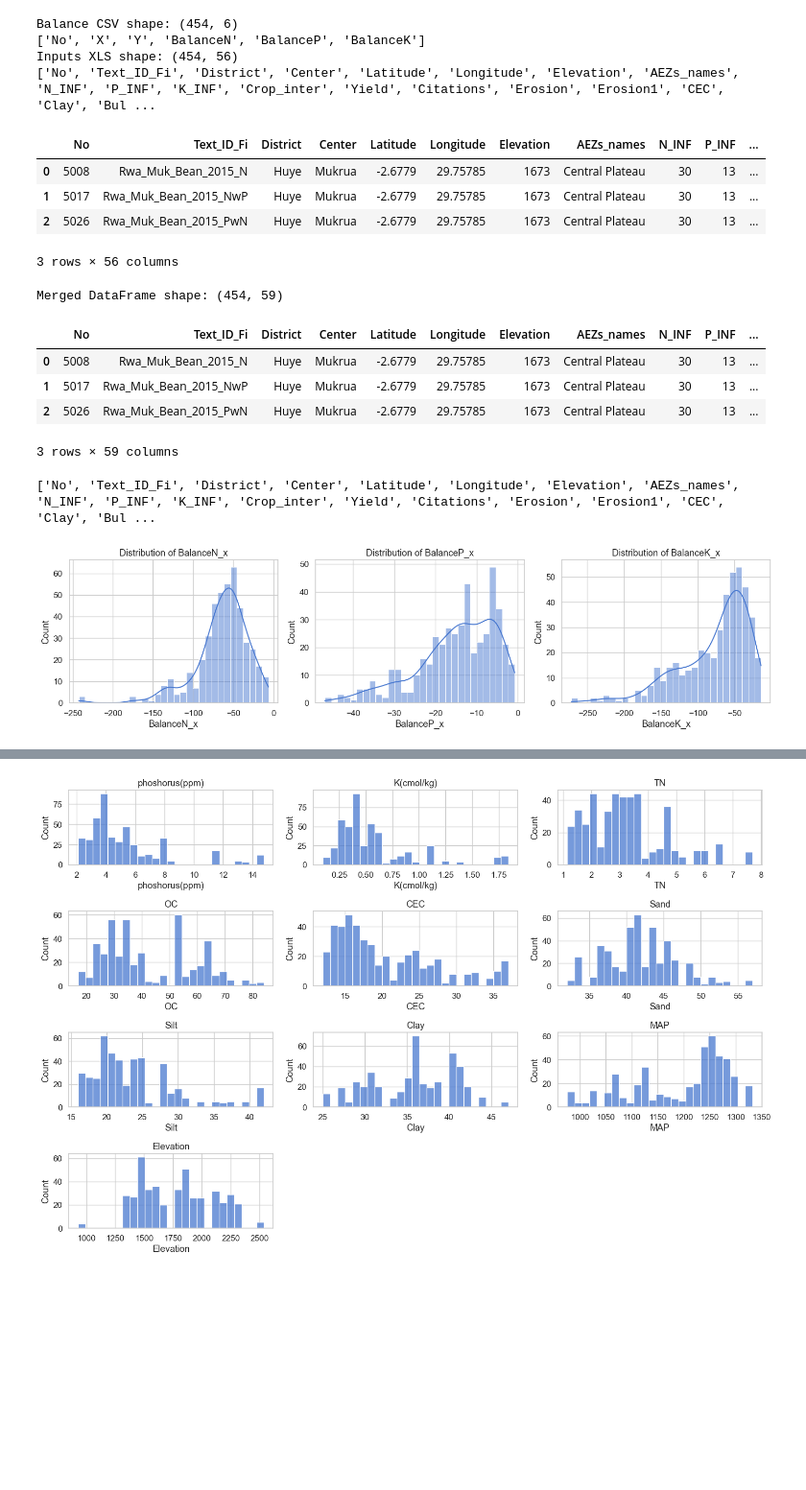
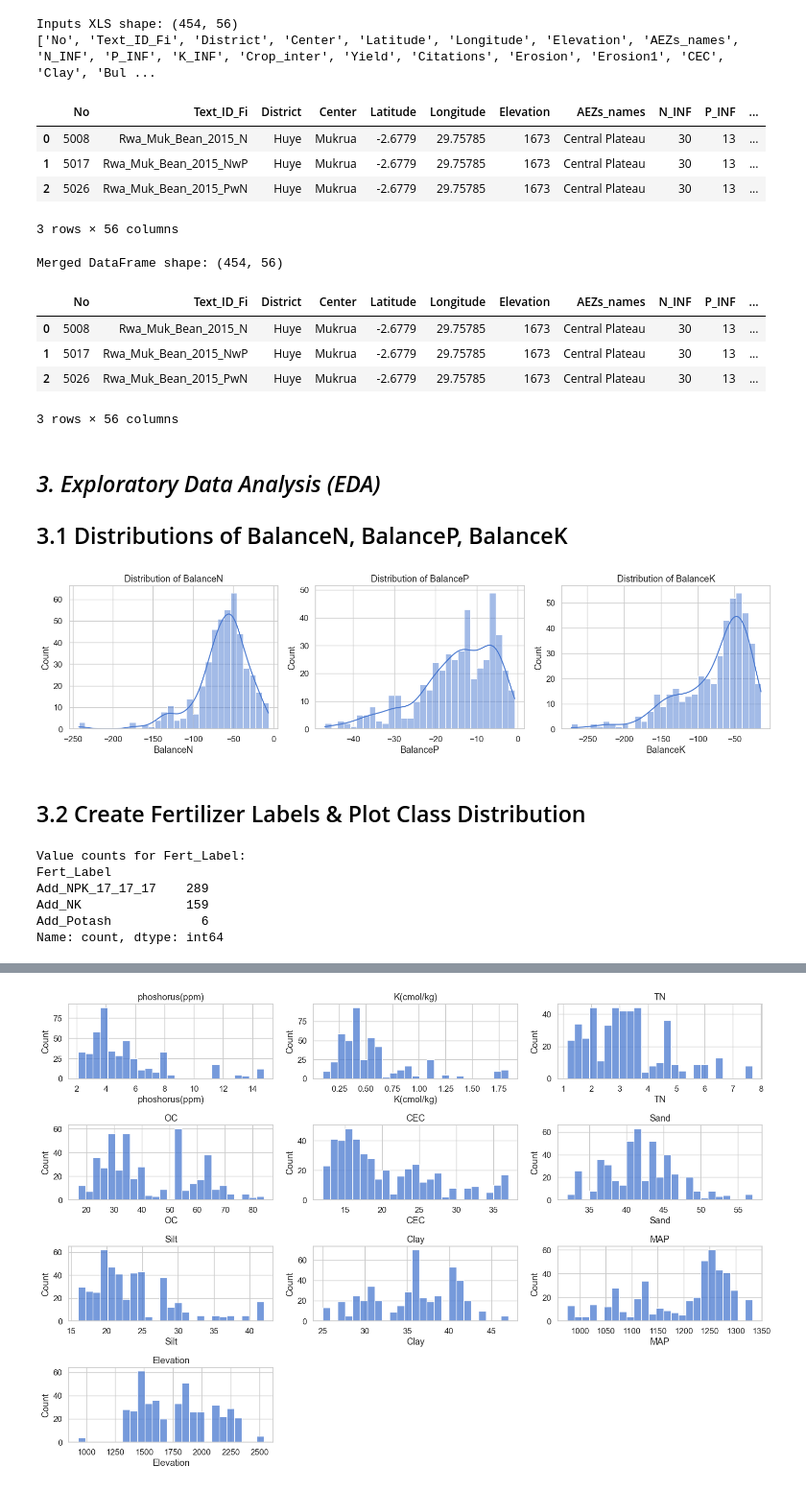
Before and after one commit to charite-uwatwembi/Capstone, a Jupyter notebook: ML_model/Notebook.ipynb, the cells around one changed output, grey strips where cells are left out. Shown: that part at 96% size. Saved outputs shown, nothing was run; the diff lists cells and outputs as text; code cells hidden in the pictures; blank space fills up the shorter version.

```diff
--- a/ML_model/Notebook.ipynb
+++ b/ML_model/Notebook.ipynb
@@ -37,19 +64,11 @@ sns.set(style="whitegrid", palette="muted", font_scale=1.1)
 # %%
-# 2.1 Load the CSV (nutrient balances)
-balance_df = pd.read_csv("../Data/Soil nutrient flows/Soil nutrient balance_454 field trials.csv")
-print("Balance CSV shape:", balance_df.shape)
-print(balance_df.columns.tolist())
-balance_df.head(3)
 # 2.2 Load the XLS (nutrient inputs/outputs & soil features)
-inputs_df = pd.read_excel(
-    "../Data/Soil nutrient flows/Soil nutrient inputs_outputs in 454 field trials.xls"
-)
+
+inputs_df = pd.read_excel("../Data/Soil nutrient flows/Soil nutrient inputs_outputs in 454 field trials.xls", engine="xlrd")
 print("Inputs XLS shape:", inputs_df.shape)
 print(inputs_df.columns.tolist())
 inputs_df.head(3)
 # %% [output]
-Balance CSV shape: (454, 6)
-['No', 'X', 'Y', 'BalanceN', 'BalanceP', 'BalanceK']
 Inputs XLS shape: (454, 56)
 ['No', 'Text_ID_Fi', 'District', 'Center', 'Latitude', 'Longitude', 'Elevation', 'AEZs_names', 'N_INF', 'P_INF', 'K_INF', 'Crop_inter', 'Yield', 'Citations', 'Erosion', 'Erosion1', 'CEC', 'Clay', 'Bul ...
 |  | No | Text_ID_Fi | District | Center | Latitude | Longitude | Elevation | AEZs_names | N_INF | P_INF | ... |
@@ -59,28 +78,75 @@ Inputs XLS shape: (454, 56)
 3 rows × 56 columns
 # %%
 # 2.3 Merge datasets on 'No'
-df = pd.merge(inputs_df, balance_df[['No', 'BalanceN', 'BalanceP', 'BalanceK']], on="No", how="inner")
+df = pd.merge(
+    inputs_df,
+    balance_df[['No', 'BalanceN', 'BalanceP', 'BalanceK']],
+    on="No",
+    how="inner"
+)
+
+df = df.rename(columns={
+    "BalanceN_x": "BalanceN",
+    "BalanceP_x": "BalanceP",
+    "BalanceK_x": "BalanceK"
+})
+# If any "_y" versions remain, drop them
+df.drop(columns=["BalanceN_y", "BalanceP_y", "BalanceK_y"], errors="ignore", inplace=True)
+
 print("Merged DataFrame shape:", df.shape)
 df.head(3)
 # %% [output]
-Merged DataFrame shape: (454, 59)
+Merged DataFrame shape: (454, 56)
 |  | No | Text_ID_Fi | District | Center | Latitude | Longitude | Elevation | AEZs_names | N_INF | P_INF | ... |
 | 0 | 5008 | Rwa_Muk_Bean_2015_N | Huye | Mukrua | -2.6779 | 29.75785 | 1673 | Central Plateau | 30 | 13 | ... |
 | 1 | 5017 | Rwa_Muk_Bean_2015_NwP | Huye | Mukrua | -2.6779 | 29.75785 | 1673 | Central Plateau | 30 | 13 | ... |
 | 2 | 5026 | Rwa_Muk_Bean_2015_PwN | Huye | Mukrua | -2.6779 | 29.75785 | 1673 | Central Plateau | 30 | 13 | ... |
-3 rows × 59 columns
+3 rows × 56 columns
+# %% [markdown]
+## *3. Exploratory Data Analysis (EDA)*
+ ## 3.1 Distributions of BalanceN, BalanceP, BalanceK
 # %%
-# Check which columns exist
-print(df.columns.tolist())
-
-# Use the correct column names for plotting
 plt.figure(figsize=(15, 4))
-for i, nutrient in enumerate(["BalanceN_x", "BalanceP_x", "BalanceK_x"]):  # or "_y" if you prefer
+for i, nutrient in enumerate(["BalanceN", "BalanceP", "BalanceK"]):
     plt.subplot(1, 3, i+1)
     sns.histplot(df[nutrient], bins=30, kde=True)
     plt.title(f"Distribution of {nutrient}")
 plt.tight_layout()
 plt.show()
 # %% [output]
-['No', 'Text_ID_Fi', 'District', 'Center', 'Latitude', 'Longitude', 'Elevation', 'AEZs_names', 'N_INF', 'P_INF', 'K_INF', 'Crop_inter', 'Yield', 'Citations', 'Erosion', 'Erosion1', 'CEC', 'Clay', 'Bul ...
-[figure, old version]
+[figure, new version]
+# %% [markdown]
+## 3.2 Create Fertilizer Labels & Plot Class Distribution
+# %%
+def assign_fertilizer_label(row):
+    n_deficit = row["BalanceN"] < -10
+    p_deficit = row["BalanceP"] < -10
+    k_deficit = row["BalanceK"] < -10
+
+    if n_deficit and p_deficit and k_deficit:
+        return "Add_NPK_17_17_17"
+    elif n_deficit and p_deficit:
+        return "Add_DAP"
+    elif n_deficit and k_deficit:
+        return "Add_NK"
+    elif p_deficit and k_deficit:
+        return "Add_PK"
+    elif n_deficit:
+        return "Add_Urea"
+    elif p_deficit:
+        return "Add_SSP"
+    elif k_deficit:
+        return "Add_Potash"
+    else:
+        return "No_Fertilizer_Needed"
+
+df["Fert_Label"] = df.apply(assign_fertilizer_label, axis=1)
+print("Value counts for Fert_Label:")
+print(df["Fert_Label"].value_counts())
+# %% [output]
+Value counts for Fert_Label:
+Fert_Label
+Add_NPK_17_17_17    289
+Add_NK              159
+Add_Potash            6
+Name: count, dtype: int64
```
Also changed, not shown: parts of 35 cells of this notebook.
